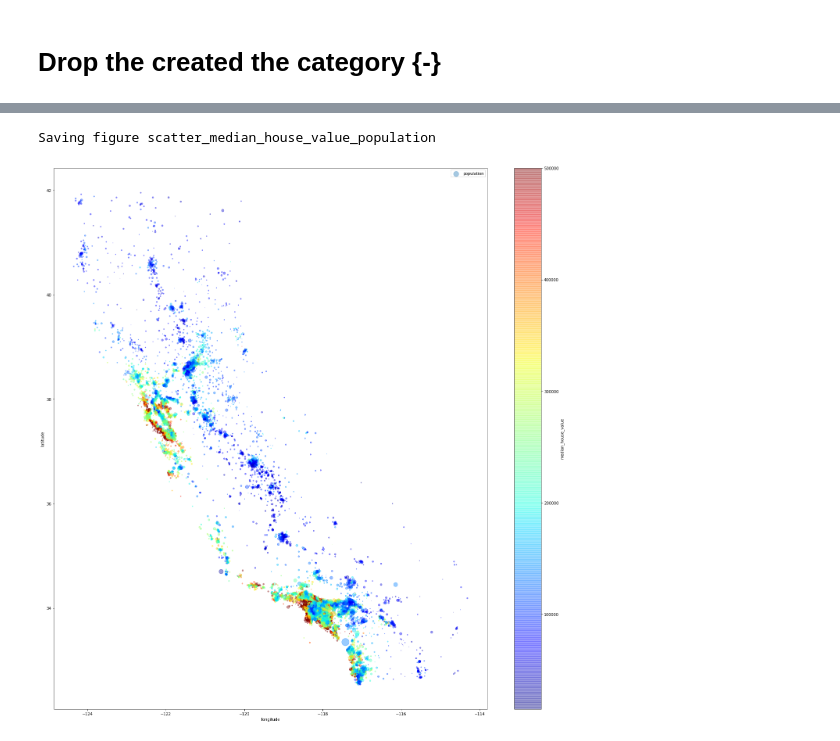
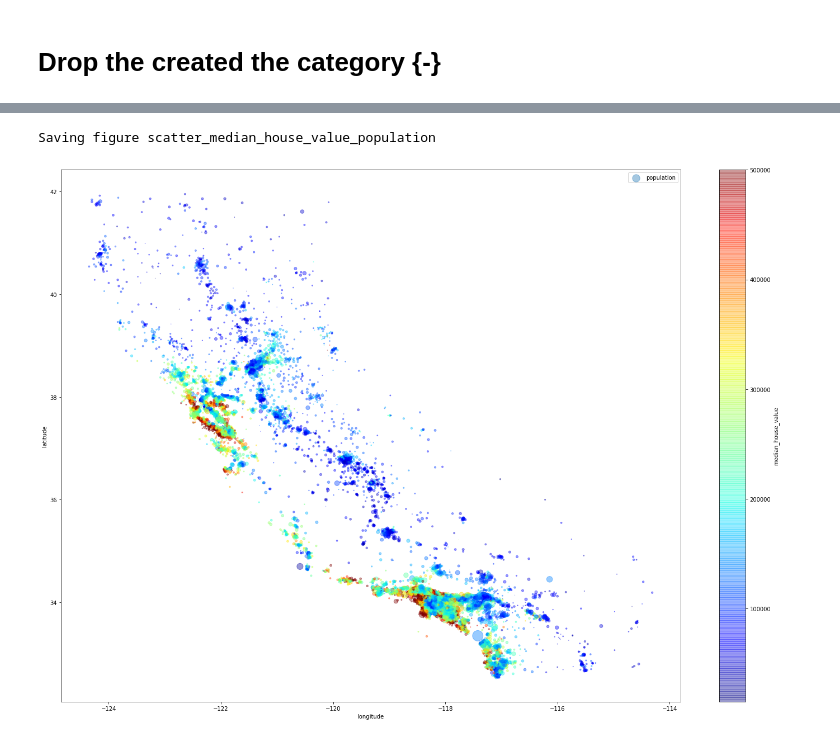
Before and after one commit to patsancu/handson-ml, a Jupyter notebook: patrick/02_end_to_end_machine_learning_project.ipynb, the cells around one changed output, grey strips where cells are left out. Drawn from its saved outputs; the diff is of its cells as text; code cells hidden in the pictures.

```diff
--- a/patrick/02_end_to_end_machine_learning_project.ipynb
+++ b/patrick/02_end_to_end_machine_learning_project.ipynb
@@ -168,9 +170,9 @@ housing.plot(kind="scatter", x="longitude", y="latitude", alpha=0.1)
 # %%
 housing.plot(kind="scatter", x="longitude", y="latitude", alpha=0.4, s = housing["population"]/100.0, label="population",
-             figsize=(20,20),
+             figsize=(20,14),
              c = "median_house_value", cmap = plt.get_cmap("jet"), colorbar=True, sharex=False)
 plt.legend()
 save_fig(fig_id="scatter_median_house_value_population", fig_extension="png")
 # %% [output]
 Saving figure scatter_median_house_value_population
-[figure, old version]
+[figure, new version]
```
Also changed, not shown: parts of 22 cells of this notebook, 2 other files.
